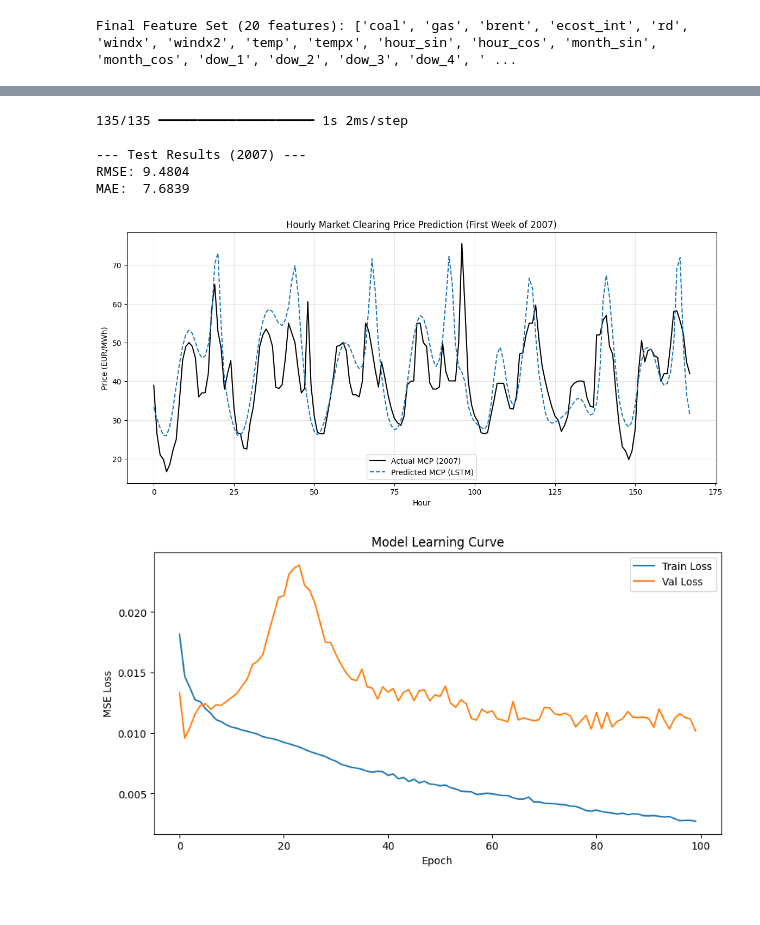
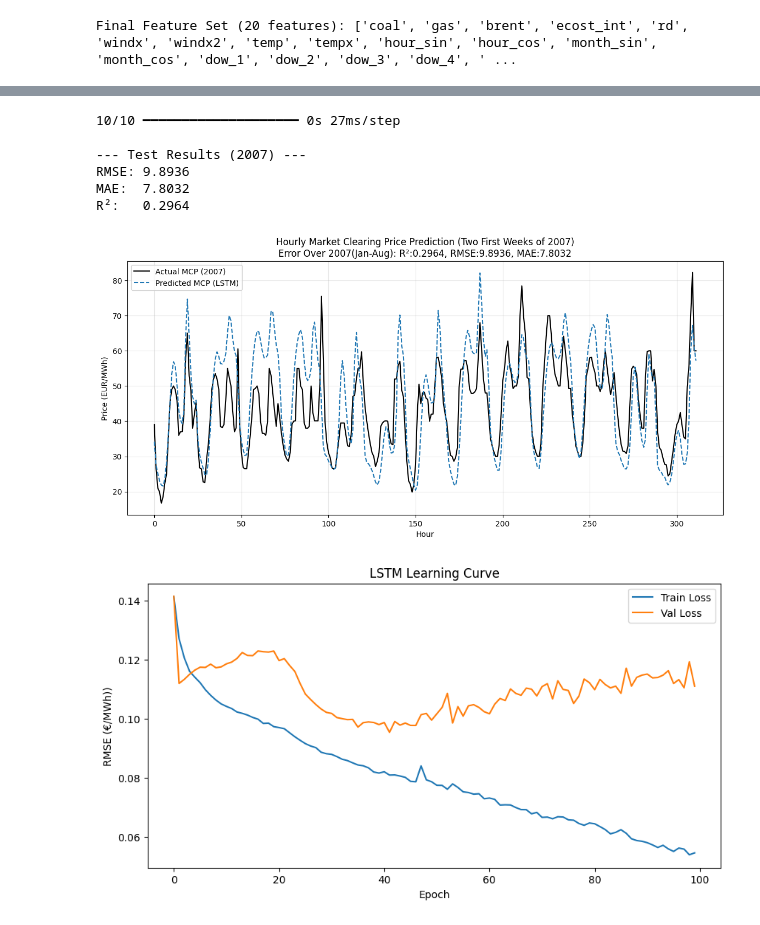
Before and after one commit to svenhominal/MGT-494_Project, a Jupyter notebook: LSTM.ipynb, the cells around one changed output, grey strips where cells are left out. Cells and saved outputs as stored; diff of their text form; code cells hidden in the pictures.

```diff
--- a/LSTM.ipynb
+++ b/LSTM.ipynb
@@ -0,0 +1,6 @@
+# %%
+import pandas as pd
+
+df = pd.read_stata(r"Initial code\stata_data\data_regressions_passthrough.dta")
+
+df
@@ -136,7 +164,9 @@ def create_sequences(X, y, time_steps=1):
     return np.array(Xs), np.array(ys)
 
 X_train_seq, y_train_seq = create_sequences(X_train_scaled, y_train_scaled, WINDOW_SIZE)
+x_val_seq, y_val_seq = create_sequences(X_val_scaled, y_val_scaled, WINDOW_SIZE)
 X_test_seq, y_test_seq = create_sequences(X_test_scaled, y_test_scaled, WINDOW_SIZE)
 
+
 print(f"Input Sequence Shape: {X_train_seq.shape}") # (Samples, TimeSteps, Features)
 # %% [output]
@@ -187,13 +217,22 @@ Model: "sequential"
 # ==========================================
 
 print("Starting training...")
+# history = model.fit(
+#     X_train_seq, y_train_seq,
+#     epochs=100,            # You may increase this if loss continues to decrease
+#     batch_size=32,
+#     validation_split=0.1, # Use 10% of training data for validation
+#     shuffle=False,        # Important for time-series: do not shuffle order
+#     verbose=1
+# )
 history = model.fit(
     X_train_seq, y_train_seq,
     epochs=100,            # You may increase this if loss continues to decrease
     batch_size=32,
     validation_split=0.1, # Use 10% of training data for validation
     shuffle=False,        # Important for time-series: do not shuffle order
-    verbose=1
+    verbose=1,
+    validation_data=(x_val_seq, y_val_seq)
 )
 # %% [output]
 Starting training...
@@ -228,36 +267,40 @@ y_actual = scaler_y.inverse_transform(y_test_seq)
 # Metrics
 rmse = np.sqrt(mean_squared_error(y_actual, y_pred))
 mae = mean_absolute_error(y_actual, y_pred)
+r2 = r2_score(y_actual, y_pred)
 
 print(f"\n--- Test Results (2007) ---")
 print(f"RMSE: {rmse:.4f}")
 print(f"MAE:  {mae:.4f}")
-
-# Visualization: Plot the first week of 2007
-plt.figure(figsize=(14, 6))
-plt.plot(y_actual[:168], label='Actual MCP (2007)', color='black')
-plt.plot(y_pred[:168], label='Predicted MCP (LSTM)', color='#1f77b4', linestyle='--')
-plt.title('Hourly Market Clearing Price Prediction (First Week of 2007)')
-plt.xlabel('Hour')
-plt.ylabel('Price (EUR/MWh)')
-plt.legend()
-plt.grid(True, alpha=0.3)
-plt.show()
-
-# Plot Training Loss
-plt.figure(figsize=(10, 5))
-plt.plot(history.history['loss'], label='Train Loss')
-plt.plot(history.history['val_loss'], label='Val Loss')
-plt.title('Model Learning Curve')
-plt.xlabel('Epoch')
-plt.ylabel('MSE Loss')
-plt.legend()
-plt.show()
+print(f"R²:   {r2:.4f}")
 # %% [output]
-135/135 ━━━━━━━━━━━━━━━━━━━━ 1s 2ms/step
+10/10 ━━━━━━━━━━━━━━━━━━━━ 0s 27ms/step
 
 --- Test Results (2007) ---
-RMSE: 9.4804
-MAE:  7.6839
+RMSE: 9.8936
+MAE:  7.8032
+R²:   0.2964
-[figure, removed]
-[figure, removed]
+# %%
+# Visualization: Plot the first week of 2007
+plt.figure(figsize=(14, 6))
+plt.plot(y_actual[:336], label='Actual MCP (2007)', color='black')
+plt.plot(y_pred[:336], label='Predicted MCP (LSTM)', color='#1f77b4', linestyle='--')
+plt.title(f'Hourly Market Clearing Price Prediction (Two First Weeks of 2007)\nError Over 2007(Jan-Aug): R²:{r2:.4f}, RMSE:{rmse:.4f}, MAE:{mae:.4f}')
+plt.xlabel('Hour')
+plt.ylabel('Price (EUR/MWh)')
+plt.legend()
+plt.grid(True, alpha=0.3)
+plt.show()
+
+# Plot Training Loss
+plt.figure(figsize=(10, 5))
+plt.plot(np.sqrt(np.array(history.history['loss'])), label='Train Loss')
+plt.plot(np.sqrt(np.array(history.history['val_loss'])), label='Val Loss')
+plt.title('LSTM Learning Curve')
+plt.xlabel('Epoch')
+plt.ylabel('RMSE (€/MWh))')
+plt.legend()
+plt.show()
+# %% [output]
+[figure, added]
+[figure, added]
```
Also changed, not shown: parts of 11 cells of this notebook, 8 other files.
